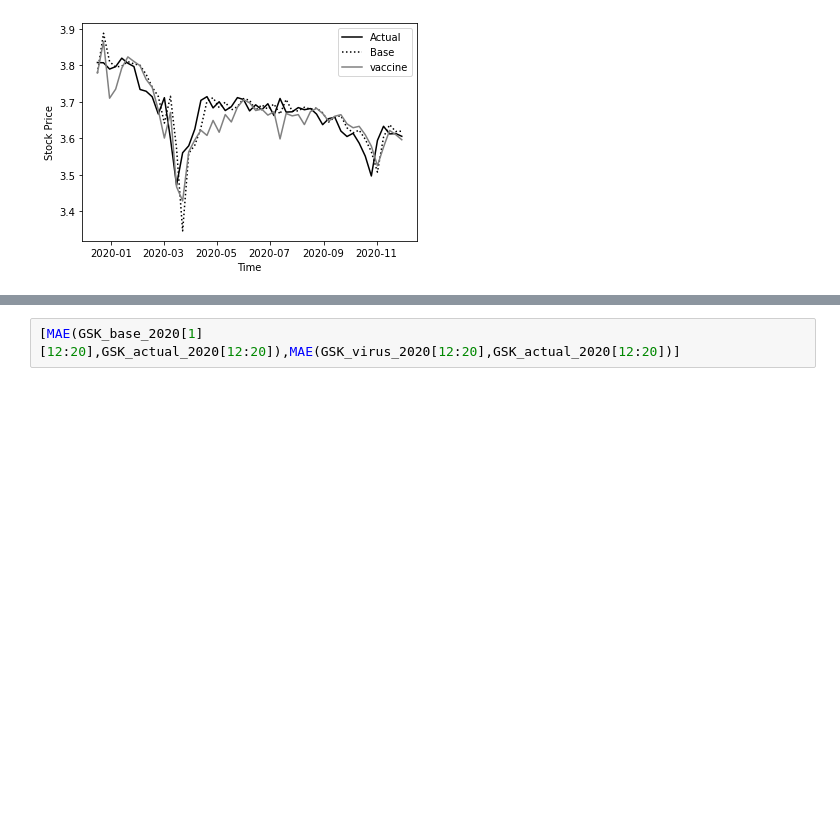
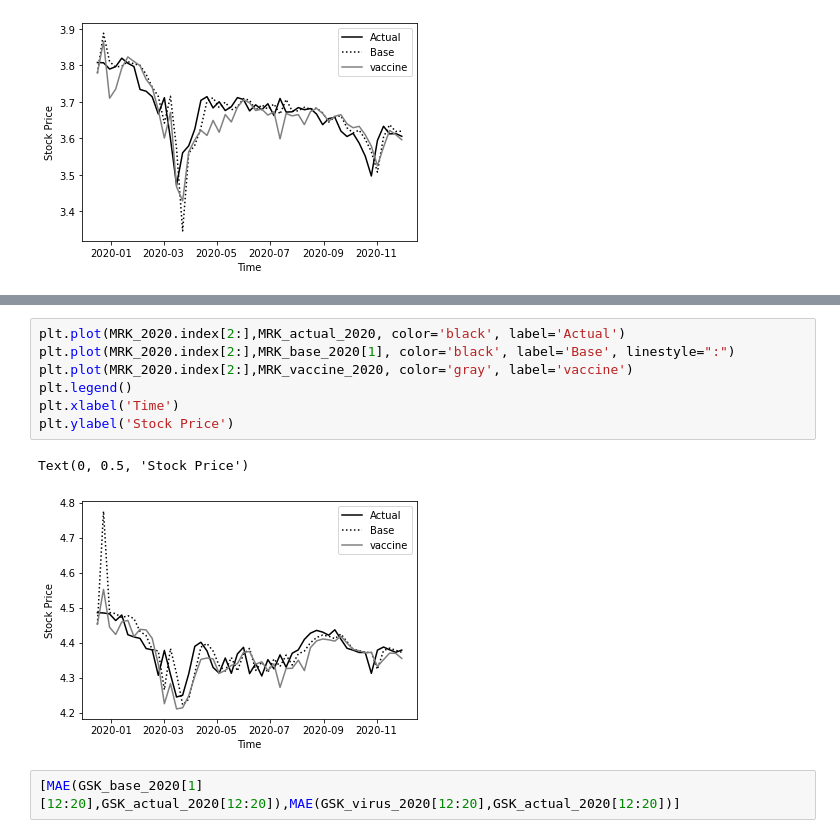
Before and after one commit to epfl-ada/ada-2020-project-milestone-p3-p3_illusions, a Jupyter notebook: extension.ipynb, the cells around one changed output, grey strips where cells are left out. Saved outputs shown, nothing was run; the diff lists cells and outputs as text; blank space fills up the shorter version.

```diff
--- a/extension.ipynb
+++ b/extension.ipynb
@@ -269,3 +337,13 @@ Text(0, 0.5, 'Stock Price')
+# %%
+plt.plot(MRK_2020.index[2:],MRK_actual_2020, color='black', label='Actual')
+plt.plot(MRK_2020.index[2:],MRK_base_2020[1], color='black', label='Base', linestyle=":")
+plt.plot(MRK_2020.index[2:],MRK_vaccine_2020, color='gray', label='vaccine')
+plt.legend()
+plt.xlabel('Time')
+plt.ylabel('Stock Price')
+# %% [output]
+Text(0, 0.5, 'Stock Price')
+[figure, added]
 # %%
 [MAE(GSK_base_2020[1][12:20],GSK_actual_2020[12:20]),MAE(GSK_virus_2020[12:20],GSK_actual_2020[12:20])]
 # %% [output]
```
Also changed, not shown: parts of 23 cells of this notebook, 4 other files.
